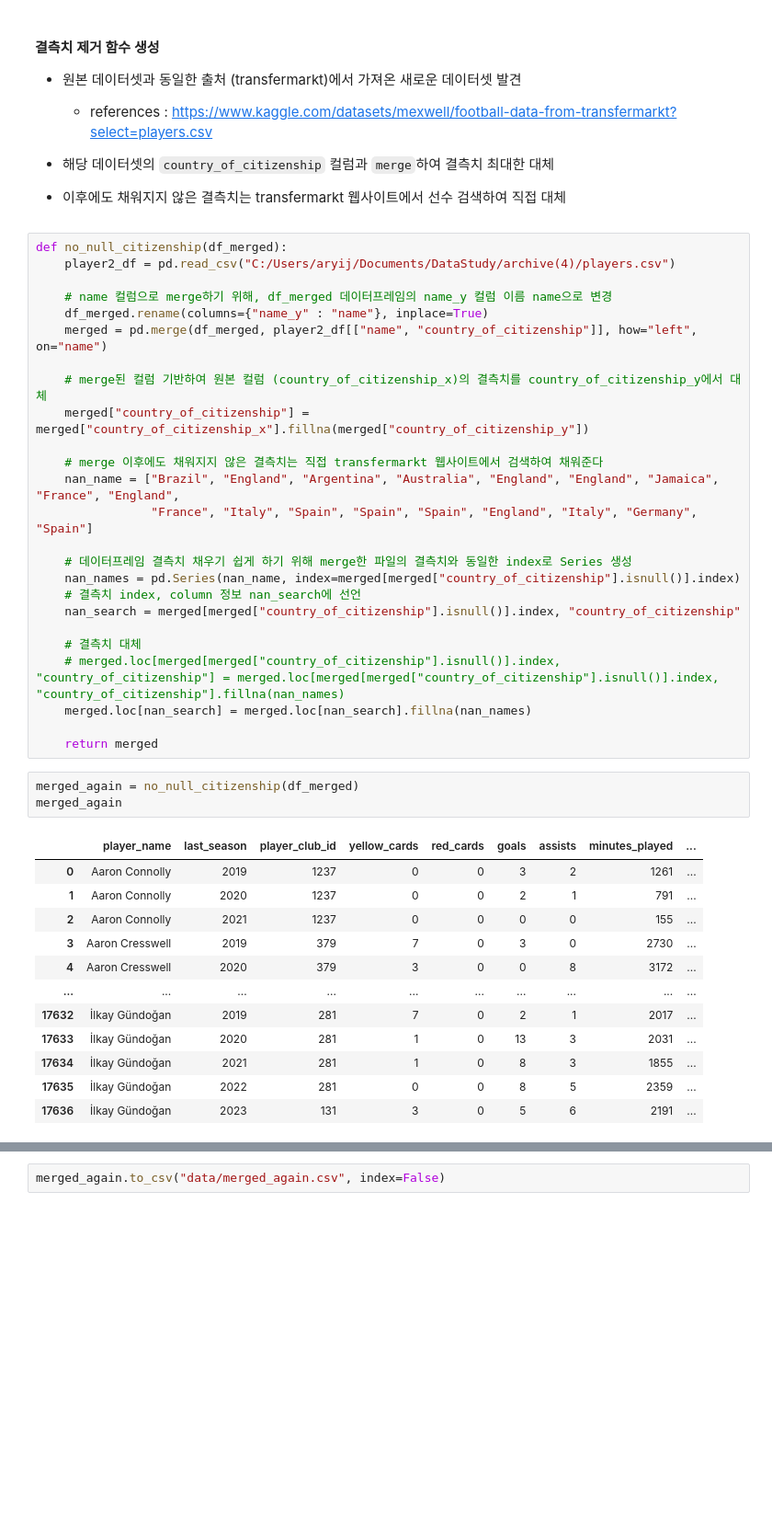
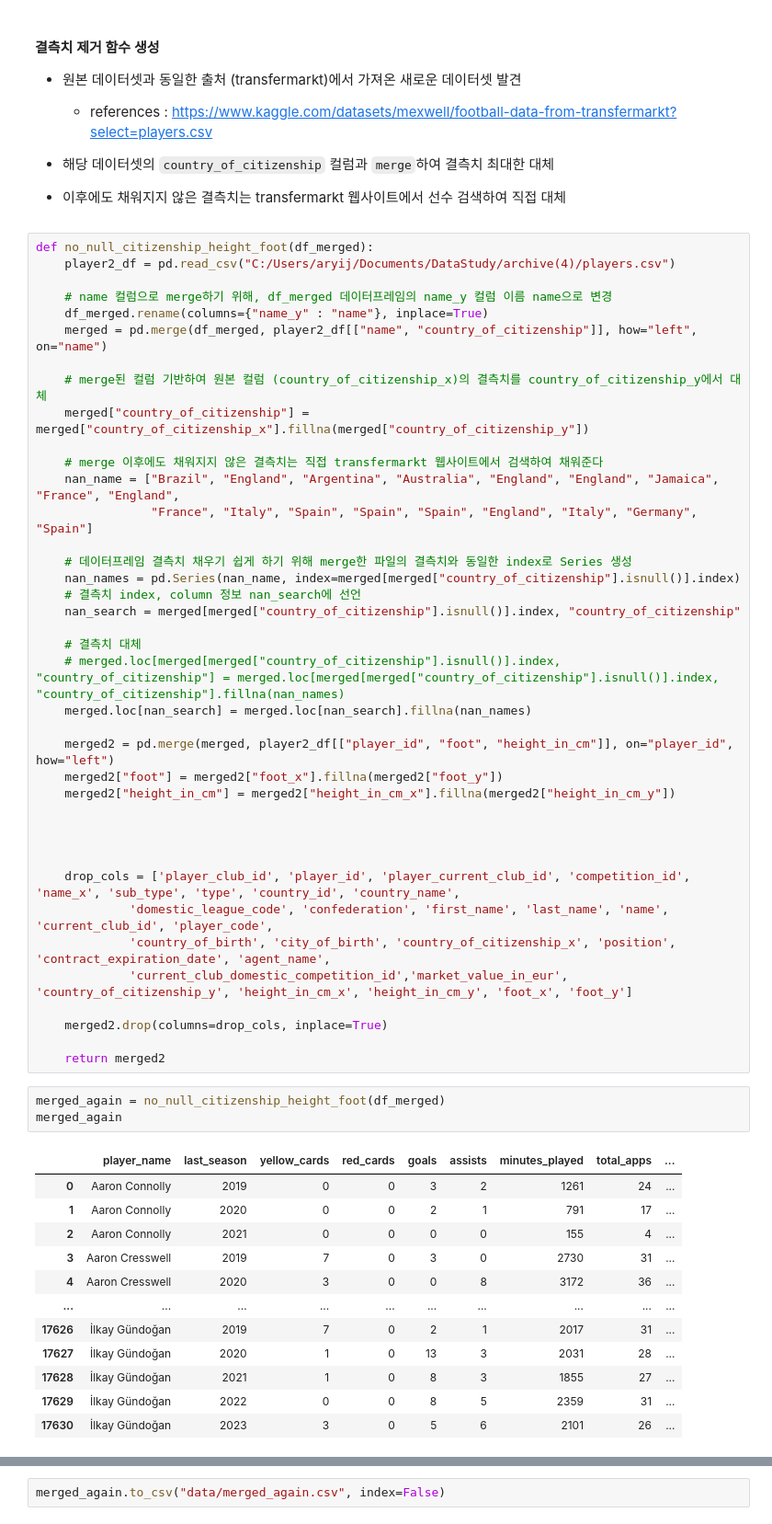
Before and after one commit to wjco/DAStudy-sat, a Jupyter notebook: Tek/football-data-from-transfermarkt/preprocessing-football-data-from-transfermarkt.ipynb, the cells around one changed output, grey strips where cells are left out. Shown: that part at 92% size. Saved outputs shown, nothing was run; the diff lists cells and outputs as text; blank space fills up the shorter version.

```diff
--- a/Tek/football-data-from-transfermarkt/preprocessing-football-data-from-transfermarkt.ipynb
+++ b/Tek/football-data-from-transfermarkt/preprocessing-football-data-from-transfermarkt.ipynb
@@ -697,7 +697,7 @@ Name: count, dtype: int64
 - 해당 데이터셋의 `country_of_citizenship` 컬럼과 `merge`하여 결측치 최대한 대체
 - 이후에도 채워지지 않은 결측치는 transfermarkt 웹사이트에서 선수 검색하여 직접 대체
 # %%
-def no_null_citizenship(df_merged):
+def no_null_citizenship_height_foot(df_merged):
     player2_df = pd.read_csv("C:/Users/aryij/Documents/DataStudy/archive(4)/players.csv")
 
     # name 컬럼으로 merge하기 위해, df_merged 데이터프레임의 name_y 컬럼 이름 name으로 변경
@@ -720,20 +720,34 @@ def no_null_citizenship(df_merged):
     # merged.loc[merged[merged["country_of_citizenship"].isnull()].index, "country_of_citizenship"] = merged.loc[merged[merged["country_of_citizenship"].isnull()].index, "country_of_citizenship"].fillna(nan_names)
     merged.loc[nan_search] = merged.loc[nan_search].fillna(nan_names)
 
-    return merged
+    merged2 = pd.merge(merged, player2_df[["player_id", "foot", "height_in_cm"]], on="player_id", how="left")
+    merged2["foot"] = merged2["foot_x"].fillna(merged2["foot_y"])
+    merged2["height_in_cm"] = merged2["height_in_cm_x"].fillna(merged2["height_in_cm_y"])
+
+
+
+
+    drop_cols = ['player_club_id', 'player_id', 'player_current_club_id', 'competition_id', 'name_x', 'sub_type', 'type', 'country_id', 'country_name',
+             'domestic_league_code', 'confederation', 'first_name', 'last_name', 'name', 'current_club_id', 'player_code',
+             'country_of_birth', 'city_of_birth', 'country_of_citizenship_x', 'position', 'contract_expiration_date', 'agent_name',
+             'current_club_domestic_competition_id','market_value_in_eur', 'country_of_citizenship_y', 'height_in_cm_x', 'height_in_cm_y', 'foot_x', 'foot_y']
+
+    merged2.drop(columns=drop_cols, inplace=True)
+
+    return merged2
 # %%
-merged_again = no_null_citizenship(df_merged)
+merged_again = no_null_citizenship_height_foot(df_merged)
 merged_again
 # %% [output]
-|  | player_name | last_season | player_club_id | yellow_cards | red_cards | goals | assists | minutes_played | ... |
-| 0 | Aaron Connolly | 2019 | 1237 | 0 | 0 | 3 | 2 | 1261 | ... |
-| 1 | Aaron Connolly | 2020 | 1237 | 0 | 0 | 2 | 1 | 791 | ... |
-| 2 | Aaron Connolly | 2021 | 1237 | 0 | 0 | 0 | 0 | 155 | ... |
-| 3 | Aaron Cresswell | 2019 | 379 | 7 | 0 | 3 | 0 | 2730 | ... |
-| 4 | Aaron Cresswell | 2020 | 379 | 3 | 0 | 0 | 8 | 3172 | ... |
+|  | player_name | last_season | yellow_cards | red_cards | goals | assists | minutes_played | total_apps | ... |
+| 0 | Aaron Connolly | 2019 | 0 | 0 | 3 | 2 | 1261 | 24 | ... |
+| 1 | Aaron Connolly | 2020 | 0 | 0 | 2 | 1 | 791 | 17 | ... |
+| 2 | Aaron Connolly | 2021 | 0 | 0 | 0 | 0 | 155 | 4 | ... |
+| 3 | Aaron Cresswell | 2019 | 7 | 0 | 3 | 0 | 2730 | 31 | ... |
+| 4 | Aaron Cresswell | 2020 | 3 | 0 | 0 | 8 | 3172 | 36 | ... |
 | ... | ... | ... | ... | ... | ... | ... | ... | ... | ... |
-| 17632 | İlkay Gündoğan | 2019 | 281 | 7 | 0 | 2 | 1 | 2017 | ... |
-| 17633 | İlkay Gündoğan | 2020 | 281 | 1 | 0 | 13 | 3 | 2031 | ... |
-| 17634 | İlkay Gündoğan | 2021 | 281 | 1 | 0 | 8 | 3 | 1855 | ... |
-| 17635 | İlkay Gündoğan | 2022 | 281 | 0 | 0 | 8 | 5 | 2359 | ... |
-| 17636 | İlkay Gündoğan | 2023 | 131 | 3 | 0 | 5 | 6 | 2191 | ... |
+| 17626 | İlkay Gündoğan | 2019 | 7 | 0 | 2 | 1 | 2017 | 31 | ... |
+| 17627 | İlkay Gündoğan | 2020 | 1 | 0 | 13 | 3 | 2031 | 28 | ... |
+| 17628 | İlkay Gündoğan | 2021 | 1 | 0 | 8 | 3 | 1855 | 27 | ... |
+| 17629 | İlkay Gündoğan | 2022 | 0 | 0 | 8 | 5 | 2359 | 31 | ... |
+| 17630 | İlkay Gündoğan | 2023 | 3 | 0 | 5 | 6 | 2101 | 26 | ... |
```
Also changed, not shown: parts of 24 cells of this notebook, 2 other files.
